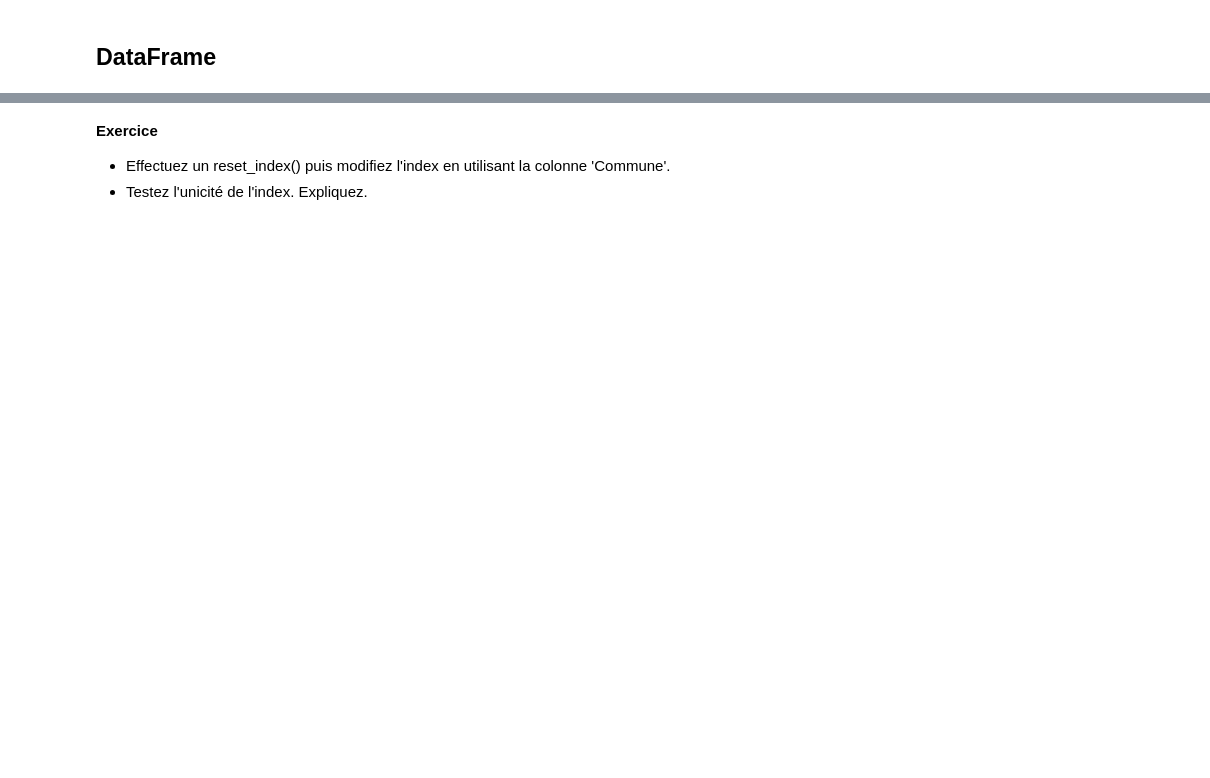
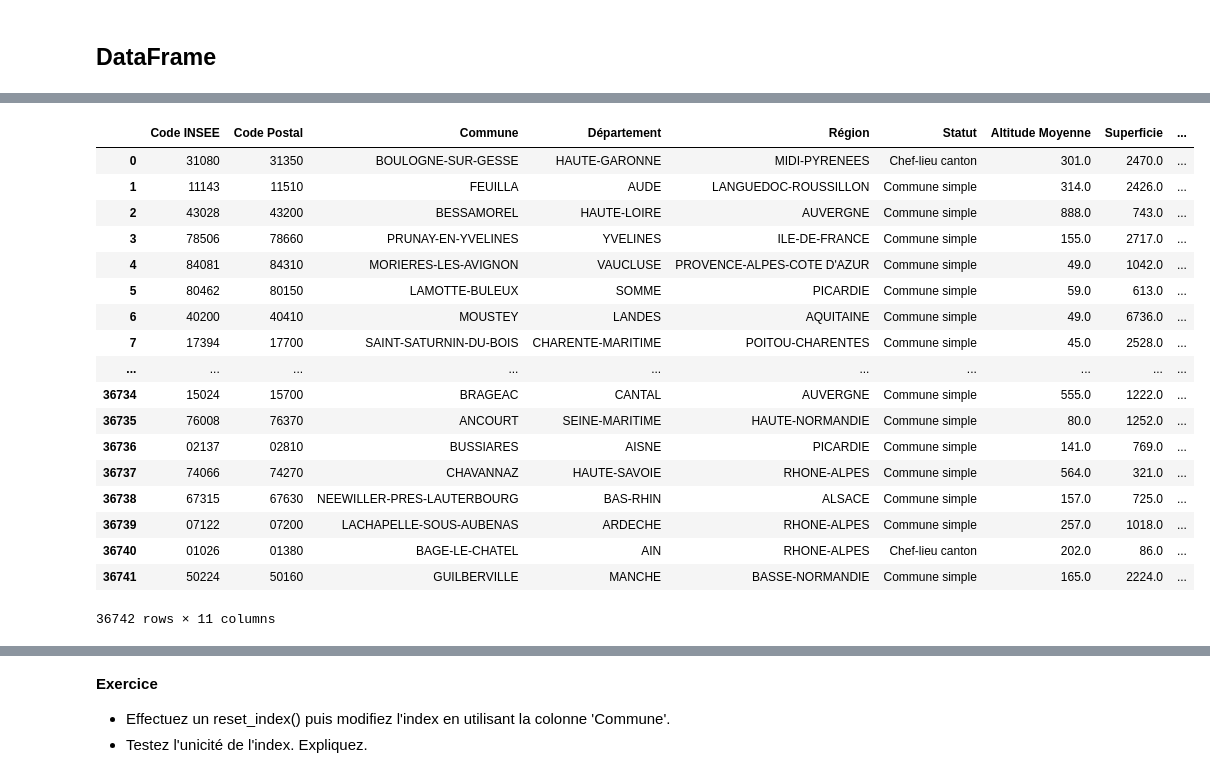
Before and after one commit to cliaigre/Kit-Start-Data, a Jupyter notebook: session2/session2.ipynb, the cells around one changed output, grey strips where cells are left out. Cells and saved outputs as stored; diff of their text form; code cells hidden in the pictures; blank space fills up the shorter version.

```diff
--- a/session2/session2.ipynb
+++ b/session2/session2.ipynb
@@ -203,3 +866,25 @@ type(geo)
+# %%
+geo
+# %% [output]
+|  | Code INSEE | Code Postal | Commune | Département | Région | Statut | Altitude Moyenne | Superficie | ... |
+| 0 | 31080 | 31350 | BOULOGNE-SUR-GESSE | HAUTE-GARONNE | MIDI-PYRENEES | Chef-lieu canton | 301.0 | 2470.0 | ... |
+| 1 | 11143 | 11510 | FEUILLA | AUDE | LANGUEDOC-ROUSSILLON | Commune simple | 314.0 | 2426.0 | ... |
+| 2 | 43028 | 43200 | BESSAMOREL | HAUTE-LOIRE | AUVERGNE | Commune simple | 888.0 | 743.0 | ... |
+| 3 | 78506 | 78660 | PRUNAY-EN-YVELINES | YVELINES | ILE-DE-FRANCE | Commune simple | 155.0 | 2717.0 | ... |
+| 4 | 84081 | 84310 | MORIERES-LES-AVIGNON | VAUCLUSE | PROVENCE-ALPES-COTE D'AZUR | Commune simple | 49.0 | 1042.0 | ... |
+| 5 | 80462 | 80150 | LAMOTTE-BULEUX | SOMME | PICARDIE | Commune simple | 59.0 | 613.0 | ... |
+| 6 | 40200 | 40410 | MOUSTEY | LANDES | AQUITAINE | Commune simple | 49.0 | 6736.0 | ... |
+| 7 | 17394 | 17700 | SAINT-SATURNIN-DU-BOIS | CHARENTE-MARITIME | POITOU-CHARENTES | Commune simple | 45.0 | 2528.0 | ... |
+| ... | ... | ... | ... | ... | ... | ... | ... | ... | ... |
+| 36734 | 15024 | 15700 | BRAGEAC | CANTAL | AUVERGNE | Commune simple | 555.0 | 1222.0 | ... |
+| 36735 | 76008 | 76370 | ANCOURT | SEINE-MARITIME | HAUTE-NORMANDIE | Commune simple | 80.0 | 1252.0 | ... |
+| 36736 | 02137 | 02810 | BUSSIARES | AISNE | PICARDIE | Commune simple | 141.0 | 769.0 | ... |
+| 36737 | 74066 | 74270 | CHAVANNAZ | HAUTE-SAVOIE | RHONE-ALPES | Commune simple | 564.0 | 321.0 | ... |
+| 36738 | 67315 | 67630 | NEEWILLER-PRES-LAUTERBOURG | BAS-RHIN | ALSACE | Commune simple | 157.0 | 725.0 | ... |
+| 36739 | 07122 | 07200 | LACHAPELLE-SOUS-AUBENAS | ARDECHE | RHONE-ALPES | Commune simple | 257.0 | 1018.0 | ... |
+| 36740 | 01026 | 01380 | BAGE-LE-CHATEL | AIN | RHONE-ALPES | Chef-lieu canton | 202.0 | 86.0 | ... |
+| 36741 | 50224 | 50160 | GUILBERVILLE | MANCHE | BASSE-NORMANDIE | Commune simple | 165.0 | 2224.0 | ... |
+36742 rows × 11 columns
 # %%
 # dimensions
 geo.shape
```
Also changed, not shown: parts of 163 cells of this notebook.
